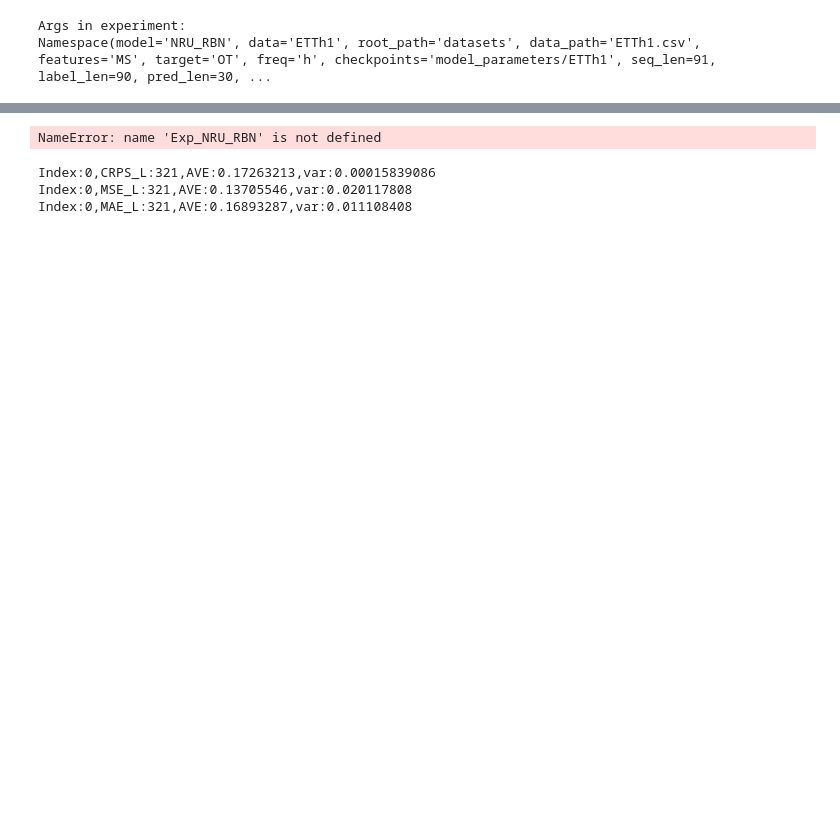
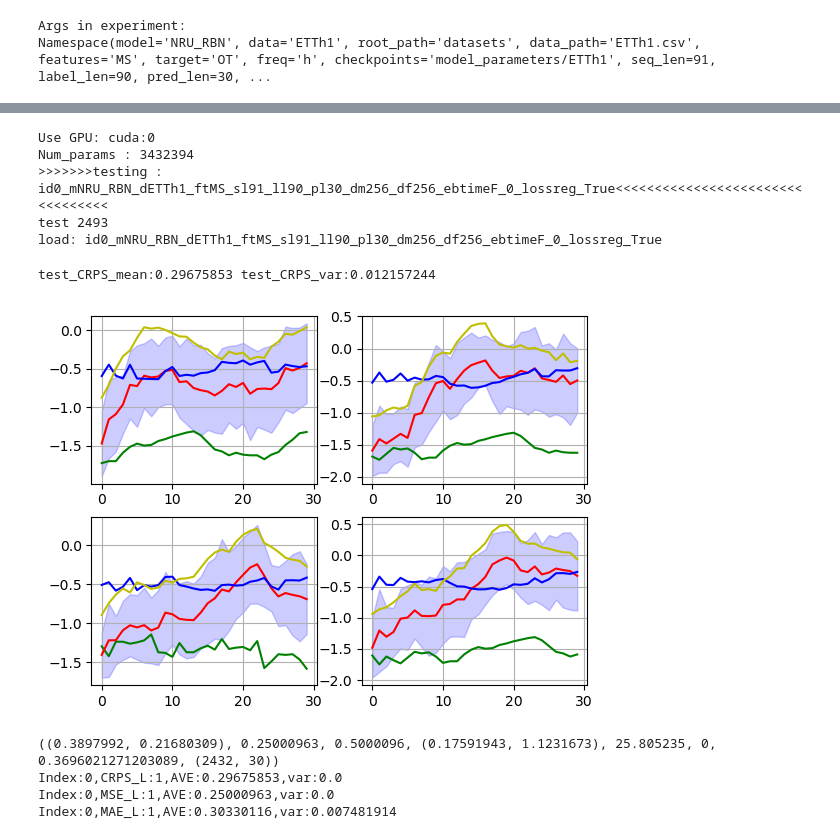
Before and after one commit to vanerkz/Deterministic-to-probabilistic-time-series-forecasting-by-recurrent-neural-network-RBN, a Jupyter notebook: run.ipynb, the cells around one changed output, grey strips where cells are left out. Cells and saved outputs as stored; diff of their text form; code cells hidden in the pictures; blank space fills up the shorter version.

```diff
--- a/run.ipynb
+++ b/run.ipynb
@@ -174,7 +187,6 @@ RuntimeError: Parent directory model_parameters/ETTh1 does not exist.
 # %%
 #
-#test&train
-
+#test
 
 mape_list=[]
 
@@ -194,7 +206,8 @@ def runtrain(index,args):
     setting = 'id{}_m{}_d{}_ft{}_sl{}_ll{}_pl{}_dm{}_df{}_eb{}_{}_lossreg_{}'.format(
                     index,args.model, args.data, args.features,args.seq_len, args.label_len, args.pred_len,
                     args.d_model, args.d_ff,
-                    args.embed, 0,str(args.lossregularizer))exp = Exp(args)
+                    args.embed, 0,str(args.lossregularizer))
+    exp = Exp(args)
     print('>>>>>>>testing : {}<<<<<<<<<<<<<<<<<<<<<<<<<<<<<<<<<'.format(setting))
     resultout,_ ,_,crpsret=exp.test(setting,True)
     mae, mse, rmse, mape,_, dtw,corr,shapeval =resultout
@@ -216,39 +229,41 @@ if args.data_path == 'electrans.csv'or args.data_path == 'exchange.csv':
                 df_use = df_raw.iloc[:,index]
                 path = "datasets/"+args.data+".csv"
                 df_use.to_csv(path)
                 crpsret,mae, mse, rmse, mape,_, dtw,corr,shapeval=runtrain(index,args)
                 mse_list.append(mse)
                 mse_np=np.array(mse_list)
                 mae_list.append(mae)
                 mae_np=np.array(mae_list)
                 crps_list.append(np.mean(crpsret))
                 crps_varlist.append(np.var(crpsret))
                 crps_np=np.array(crps_list)
                 crps_varlist_np=np.array(crps_varlist)
                 print("Index:"+str(index)+",CRPS_L:"+str(len(crps_np))+",AVE:"+str(np.mean(crps_np))+",var:"+str(np.var(crps_varlist_np)))
                 print("Index:"+str(index)+",MSE_L:"+str(len(mse_np))+",AVE:"+str(np.mean(mse_np))+",var:"+str(np.var(mse_np)))
                 print("Index:"+str(index)+",MAE_L:"+str(len(mae_np))+",AVE:"+str(np.mean(mae_np))+",var:"+str(np.var(mae_np)))
 
 else:
         crpsret,mae, mse, rmse, mape,_, dtw,corr,shapeval=runtrain(0,args)
         mse_list.append(mse)
         mse_np=np.array(mse_list)
         mae_list.append(mae)
         mae_np=np.array(mae_list)
         crps_list.append(np.mean(crpsret))
         crps_varlist.append(np.var(crpsret))
         crps_np=np.array(crps_list)
         crps_varlist_np=np.array(crps_varlist)
         print("Index:"+str(0)+",CRPS_L:"+str(len(crps_np))+",AVE:"+str(np.mean(crps_np))+",var:"+str(np.var(crps_varlist_np)))
         print("Index:"+str(0)+",MSE_L:"+str(len(mse_np))+",AVE:"+str(np.mean(mse_np))+",var:"+str(np.var(mse_np)))
         print("Index:"+str(0)+",MAE_L:"+str(len(mae_np))+",AVE:"+str(np.mean(mae_np))+",var:"+str(np.var(mae_np)))
 # %% [output]
-NameError: name 'Exp_NRU_RBN' is not defined
+Use GPU: cuda:0
+Num_params : 3432394
+>>>>>>>testing : id0_mNRU_RBN_dETTh1_ftMS_sl91_ll90_pl30_dm256_df256_ebtimeF_0_lossreg_True<<<<<<<<<<<<<<<<<<<<<<<<<<<<<<<<<
+test 2493
+load: id0_mNRU_RBN_dETTh1_ftMS_sl91_ll90_pl30_dm256_df256_ebtimeF_0_lossreg_True
+test_CRPS_mean:0.29675853 test_CRPS_var:0.012157244
+[figure, added]
+((0.3897992, 0.21680309), 0.25000963, 0.5000096, (0.17591943, 1.1231673), 25.805235, 0, 0.3696021271203089, (2432, 30))
+Index:0,CRPS_L:1,AVE:0.29675853,var:0.0
+Index:0,MSE_L:1,AVE:0.25000963,var:0.0
+Index:0,MAE_L:1,AVE:0.30330116,var:0.007481914
-# %%
-print("Index:"+str(0)+",CRPS_L:"+str(len(crps_np))+",AVE:"+str(np.mean(crps_np))+",var:"+str(np.var(crps_varlist_np)))
-print("Index:"+str(0)+",MSE_L:"+str(len(mse_np))+",AVE:"+str(np.mean(mse_np))+",var:"+str(np.var(mse_np)))
-print("Index:"+str(0)+",MAE_L:"+str(len(mae_np))+",AVE:"+str(np.mean(mae_np))+",var:"+str(np.var(mae_np)))
-# %% [output]
-Index:0,CRPS_L:321,AVE:0.17263213,var:0.00015839086
-Index:0,MSE_L:321,AVE:0.13705546,var:0.020117808
-Index:0,MAE_L:321,AVE:0.16893287,var:0.011108408
```
Also changed, not shown: parts of 3 cells of this notebook.
